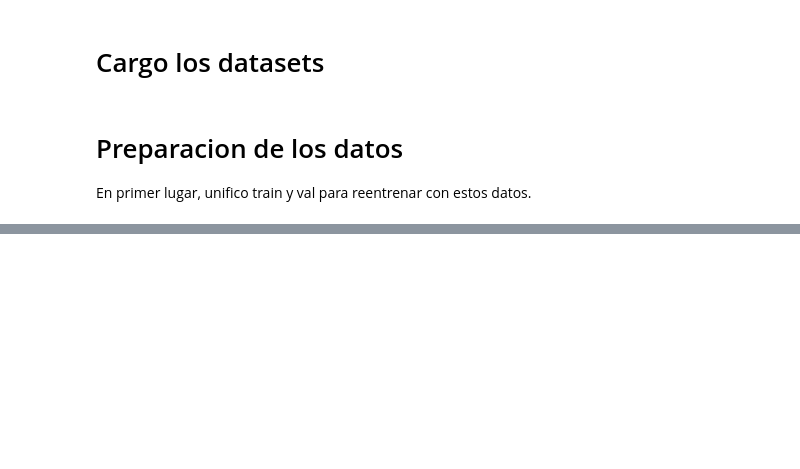
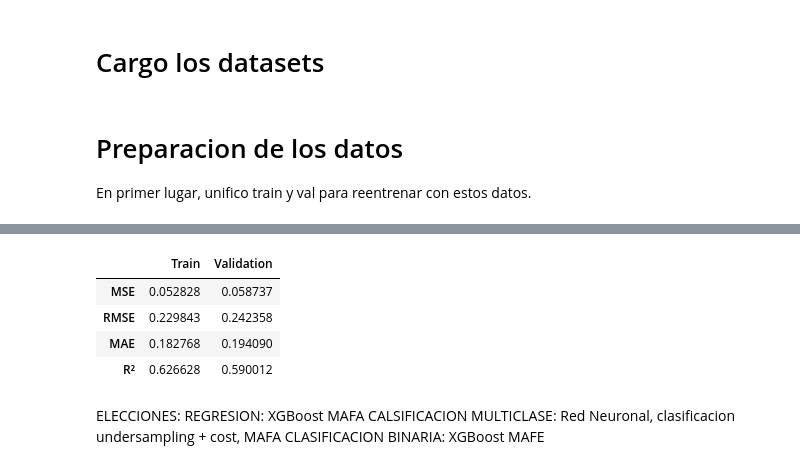
Before and after one commit to SolGarciaPereyra/Clasificador_Recomendador_Libros, a Jupyter notebook: Resultados_test.ipynb, the cells around one changed output, grey strips where cells are left out. Drawn from its saved outputs; the diff is of its cells as text; code cells hidden in the pictures; blank space fills up the shorter version.

```diff
--- a/Resultados_test.ipynb
+++ b/Resultados_test.ipynb
@@ -64,0 +223,15 @@ X_test_scaled = scaler.transform(X_test)
+# %%
+parametros_grid_search_xgb = {
+    "n_estimators": [200, 300],
+    "max_depth": [5, 7],
+    "learning_rate": [0.05, 0.1],
+    "subsample": [0.8],
+    "colsample_bytree": [0.8],
+}
+
+parametros_grid_search_rn = {
+    "capas_ocultas": [[128, 64], [256, 128], [256, 128, 64]],
+    "dropout": [0.0, 0.2],
+    "lr": [0.001, 0.0001],
+    "funcion_activacion": [nn.ReLU, nn.LeakyReLU]
+}
@@ -64,0 +310,24 @@ X_test_scaled = scaler.transform(X_test)
+# %%
+#subsample --> en cada arbol solo usa una fraccion de las filas (muestras) --> ayuda a descorrelacionar
+#colsample_bytree --> solo usa una fraccion de las columnas (features) --> ayuda a descorrelacionar
+modeloXGBoostRegresion = XGBRegressor(**mejores_parametros, objective = "reg:squarederror", device = "cuda", tree_method = "hist", random_state = 42) #MInimiza MSE
+modeloXGBoostRegresion.fit(X_dev_regresion, y_dev_regresion) #XGBoost no requiere obligatoriamnete que se escalen los valores, pero lo hag para poder comprar la feature importance
+
+y_pred_dev_modeloXGBoostRegresion = modeloXGBoostRegresion.predict(X_dev_regresion)
+y_pred_test_modeloXGBoostRegresion = modeloXGBoostRegresion.predict(X_test_regresion)
+
+metricas_dev = evaluar_metricas_regresion(y_pred_dev_modeloXGBoostRegresion, y_dev_regresion)
+metricas_test = evaluar_metricas_regresion(y_pred_test_modeloXGBoostRegresion, y_test_regresion)
+tabla_metricas_xgboost_regresion = tabla_metricas(metricas_dev, metricas_test, ["MSE", "RMSE", "MAE", "R²"])
+display(tabla_metricas_xgboost_regresion)
+# %% [output]
+|  | Train | Validation |
+| MSE | 0.052828 | 0.058737 |
+| RMSE | 0.229843 | 0.242358 |
+| MAE | 0.182768 | 0.194090 |
+| R² | 0.626628 | 0.590012 |
+# %% [markdown]
+ELECCIONES:
+REGRESION: XGBoost MAFA
+CALSIFICACION MULTICLASE: Red Neuronal, clasificacion undersampling + cost, MAFA
+CLASIFICACION BINARIA: XGBoost MAFE
```
Also changed, not shown: parts of 23 cells of this notebook, 2 other files.
